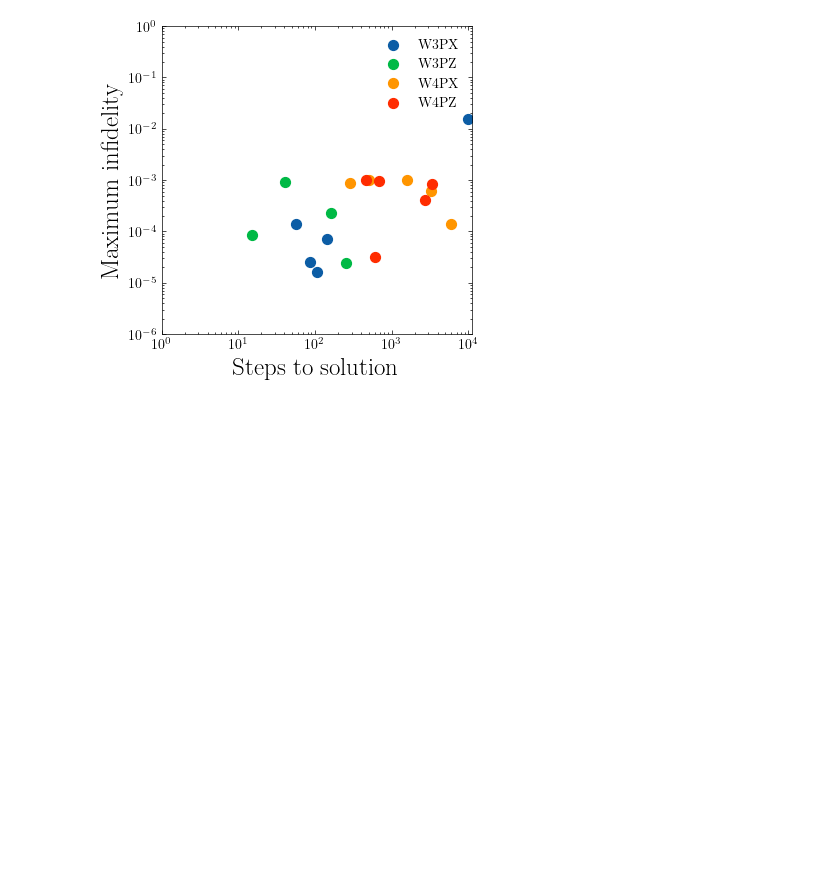
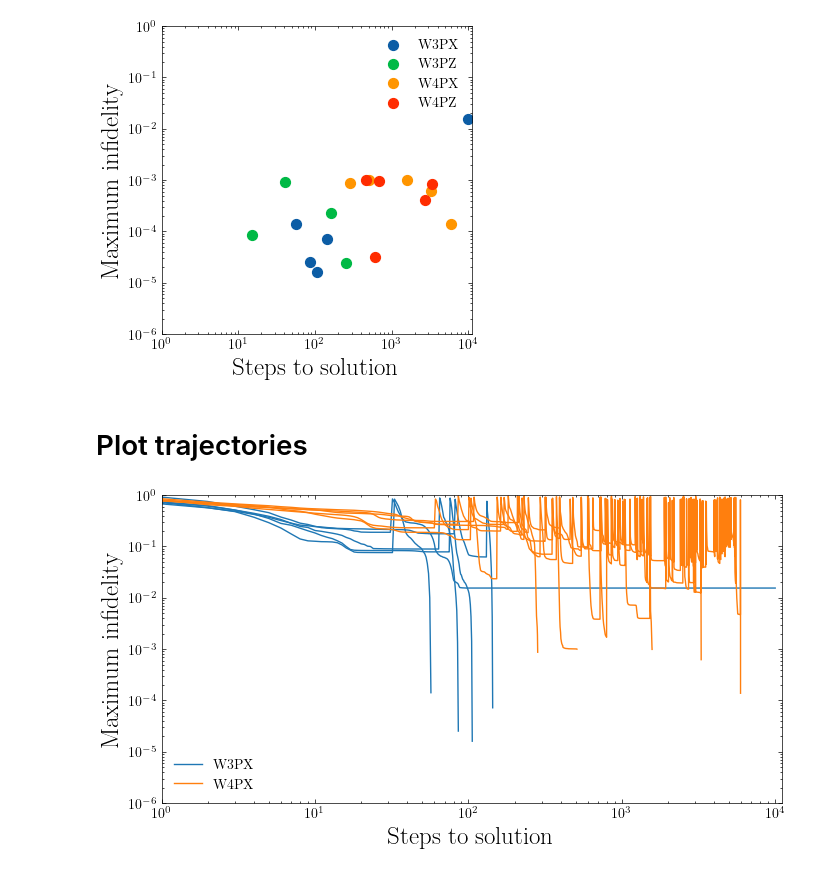
Before and after one commit to dyylan/geodesic_design, a Jupyter notebook: plots.ipynb, the cells around one changed output. Cells and saved outputs as stored; diff of their text form; code cells hidden in the pictures; blank space fills up the shorter version.

```diff
--- a/plots.ipynb
+++ b/plots.ipynb
@@ -659,7 +704,10 @@ config.commute = commute
 seeds = [n*256 for n in range(1, ntrials+1, 1)]
 
 num_steps_gnd, max_fidelity_gnd = get_data_fidelity(config, seeds)
+num_steps_gnd_traj, max_fidelity_gnd_traj = get_data_fidelity_trajectories(config, seeds)
+
 loaded_data[f"{gate}_{ntrials}_{commute}_{max_steps}_fid"] = (num_steps_gnd, max_fidelity_gnd)
+loaded_data[f"{gate}_{ntrials}_{commute}_{max_steps}_fid_traj"] = (num_steps_gnd_traj, max_fidelity_gnd_traj)
 # %% [output]
 Data integrity:
 GND: 0/10
@@ -693,7 +743,10 @@ config.commute = commute
 seeds = [n*256 for n in range(1, ntrials+1, 1)]
 
 num_steps_gnd, max_fidelity_gnd = get_data_fidelity(config, seeds)
+num_steps_gnd_traj, max_fidelity_gnd_traj = get_data_fidelity_trajectories(config, seeds)
+
 loaded_data[f"{gate}_{ntrials}_{commute}_{max_steps}_fid"] = (num_steps_gnd, max_fidelity_gnd)
+loaded_data[f"{gate}_{ntrials}_{commute}_{max_steps}_fid_traj"] = (num_steps_gnd_traj, max_fidelity_gnd_traj)
 # %% [output]
 Data integrity: for seed: 2560
 GND: 8/10
@@ -729,7 +784,10 @@ config.commute = commute
 seeds = [n*256 for n in range(1, ntrials+1, 1)]
 
 num_steps_gnd, max_fidelity_gnd = get_data_fidelity(config, seeds)
+num_steps_gnd_traj, max_fidelity_gnd_traj = get_data_fidelity_trajectories(config, seeds)
+
 loaded_data[f"{gate}_{ntrials}_{commute}_{max_steps}_fid"] = (num_steps_gnd, max_fidelity_gnd)
+loaded_data[f"{gate}_{ntrials}_{commute}_{max_steps}_fid_traj"] = (num_steps_gnd_traj, max_fidelity_gnd_traj)
 # %% [output]
 Data integrity: for seed: 2560
 GND: 5/10
@@ -763,7 +823,10 @@ config.commute = commute
 seeds = [n*256 for n in range(1, ntrials+1, 1)]
 
 num_steps_gnd, max_fidelity_gnd = get_data_fidelity(config, seeds)
+num_steps_gnd_traj, max_fidelity_gnd_traj = get_data_fidelity_trajectories(config, seeds)
+
 loaded_data[f"{gate}_{ntrials}_{commute}_{max_steps}_fid"] = (num_steps_gnd, max_fidelity_gnd)
+loaded_data[f"{gate}_{ntrials}_{commute}_{max_steps}_fid_traj"] = (num_steps_gnd_traj, max_fidelity_gnd_traj)
 # %% [output]
 Data integrity: for seed: 2560
 GND: 7/10
@@ -803,3 +868,35 @@ plt.savefig(f"./plots/weighted_parity_combined_commute_{commute}.pdf", bbox_inch
 plt.show()
 # %% [output]
 [figure]
+# %% [markdown]
+# Plot trajectories
+# %%
+ntrials = 10
+commute = False
+max_steps = 10000
+gate_list = ['w3px','w4px']
+# gate_list = ['w3px','w3pz','w4px','w4pz']
+
+fig, axs = plt.subplots(1,1)
+fig.set_size_inches(8,4)
+num_traj = 5
+cmap = plt.get_cmap('tab10')
+colors = [cmap(i*0.1) for i in range(len(gate_list))]
+for j, gate in enumerate(gate_list):
+    steps_gnd, fidelity_gnd = loaded_data[f"{gate}_{ntrials}_{commute}_{max_steps}_fid_traj"]
+    for i in range(num_traj):
+        if not i:
+            axs.plot(steps_gnd[i], 1 -  np.abs(fidelity_gnd[i]), label=f"{gate.upper()}", color=colors[j])
+        else:
+            axs.plot(steps_gnd[i], 1 -  np.abs(fidelity_gnd[i]), color=colors[j])
+axs.set_xlabel(f"Steps to solution", fontsize=fontsize_label)
+axs.set_ylabel(f"Maximum infidelity", fontsize=fontsize_label)
+axs.set_yscale('log')
+axs.set_xscale('log')
+axs.set_xlim(1, 10**4+1000)
+axs.set_ylim(1e-6, 1.)
+plt.legend()
+plt.savefig(f"./plots/weighted_parity_fidelities_{commute}.pdf", bbox_inches='tight')
+plt.show()
+# %% [output]
+[figure, added]
```
Also changed, not shown: parts of 11 cells of this notebook, 5 other files.
